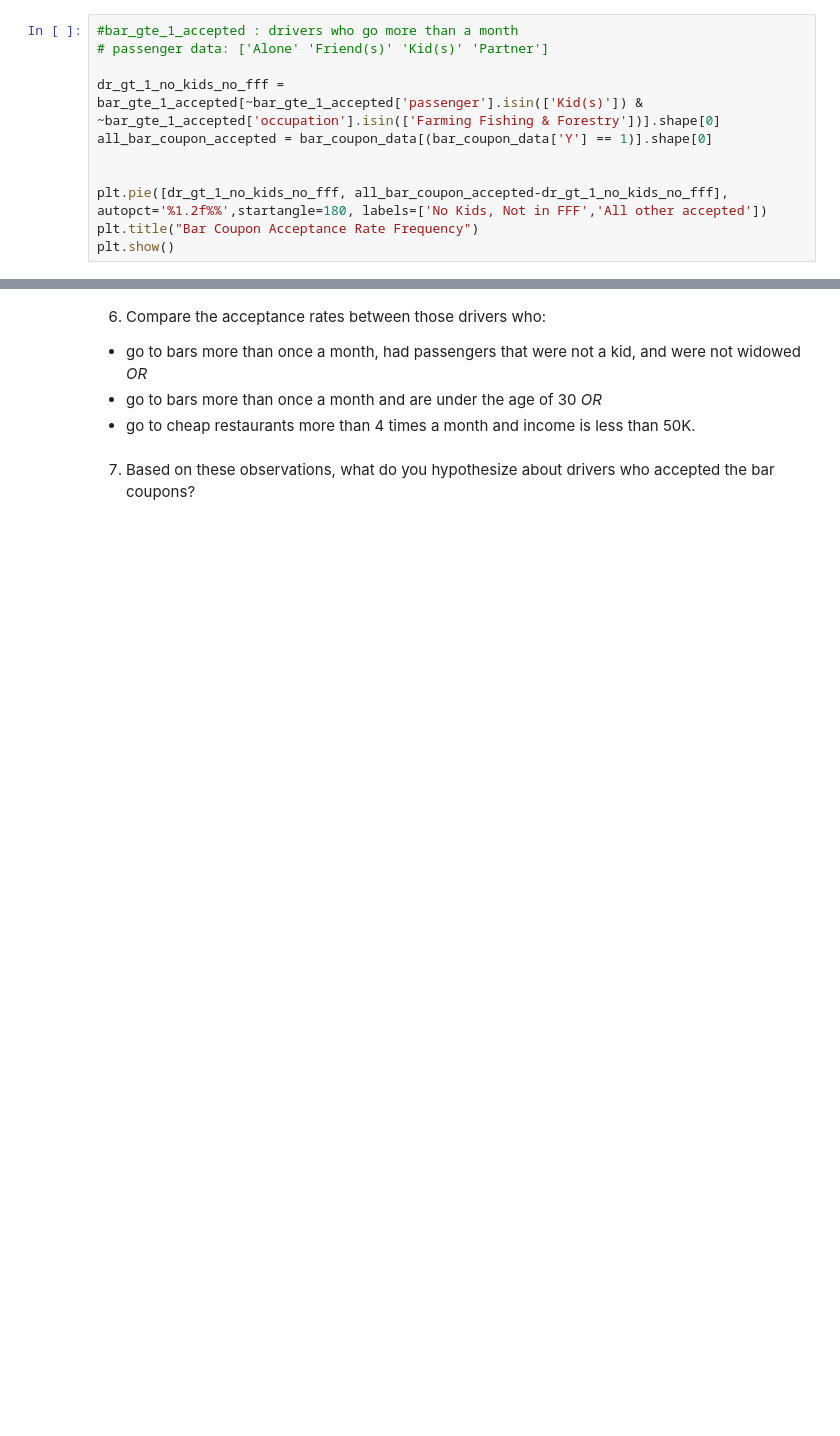
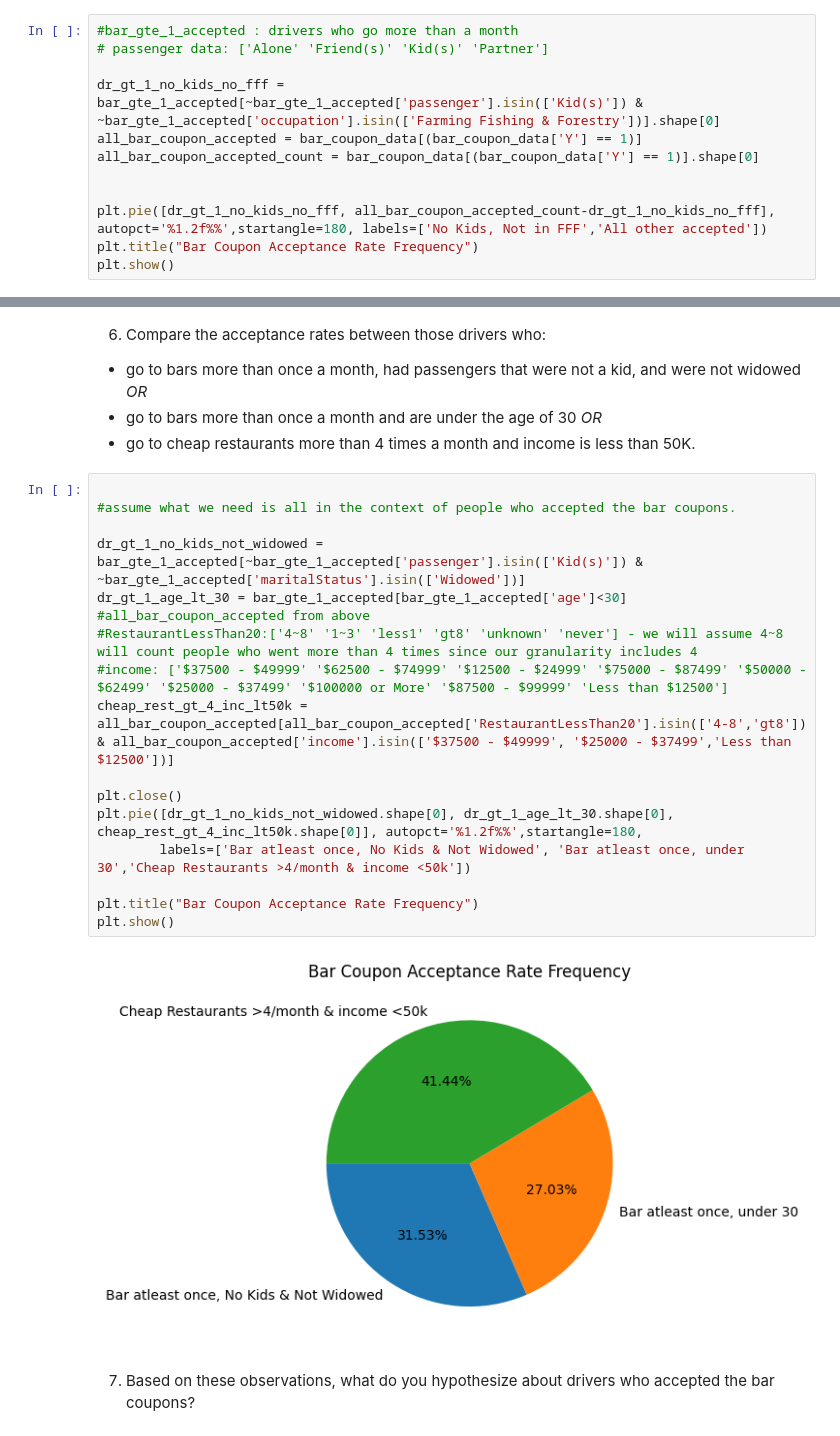
Before and after one commit to rbhat/aiml-customer-code, a Jupyter notebook: prompt.ipynb, the cells around one changed output, grey strips where cells are left out. Drawn from its saved outputs; the diff is of its cells as text; blank space fills up the shorter version.

Commit message:
Q7, different slices: age, marital status, restaurant visit + income

```diff
--- a/prompt.ipynb
+++ b/prompt.ipynb
@@ -243,10 +236,11 @@ Drivers over 25 are 20.00% more likely to go to a bar after accepting a coupon.
 # passenger data: ['Alone' 'Friend(s)' 'Kid(s)' 'Partner']
 
 dr_gt_1_no_kids_no_fff = bar_gte_1_accepted[~bar_gte_1_accepted['passenger'].isin(['Kid(s)']) & ~bar_gte_1_accepted['occupation'].isin(['Farming Fishing & Forestry'])].shape[0]
-all_bar_coupon_accepted = bar_coupon_data[(bar_coupon_data['Y'] == 1)].shape[0]
+all_bar_coupon_accepted = bar_coupon_data[(bar_coupon_data['Y'] == 1)]
+all_bar_coupon_accepted_count = bar_coupon_data[(bar_coupon_data['Y'] == 1)].shape[0]
 
 
-plt.pie([dr_gt_1_no_kids_no_fff, all_bar_coupon_accepted-dr_gt_1_no_kids_no_fff], autopct='%1.2f%%',startangle=180, labels=['No Kids, Not in FFF','All other accepted'])
+plt.pie([dr_gt_1_no_kids_no_fff, all_bar_coupon_accepted_count-dr_gt_1_no_kids_no_fff], autopct='%1.2f%%',startangle=180, labels=['No Kids, Not in FFF','All other accepted'])
 plt.title("Bar Coupon Acceptance Rate Frequency")
 plt.show()
 # %% [output]
@@ -257,6 +251,25 @@ plt.show()
 - go to bars more than once a month, had passengers that were not a kid, and were not widowed *OR*
 - go to bars more than once a month and are under the age of 30 *OR*
 - go to cheap restaurants more than 4 times a month and income is less than 50K.
+# %%
+
+#assume what we need is all in the context of people who accepted the bar coupons.
+
+dr_gt_1_no_kids_not_widowed = bar_gte_1_accepted[~bar_gte_1_accepted['passenger'].isin(['Kid(s)']) & ~bar_gte_1_accepted['maritalStatus'].isin(['Widowed'])]
+dr_gt_1_age_lt_30 = bar_gte_1_accepted[bar_gte_1_accepted['age']<30]
+#all_bar_coupon_accepted from above
+#RestaurantLessThan20:['4~8' '1~3' 'less1' 'gt8' 'unknown' 'never'] - we will assume 4~8 will count people who went more than 4 times since our granularity includes 4
+#income: ['$37500 - $49999' '$62500 - $74999' '$12500 - $24999' '$75000 - $87499' '$50000 - $62499' '$25000 - $37499' '$100000 or More' '$87500 - $99999' 'Less than $12500']
+cheap_rest_gt_4_inc_lt50k = all_bar_coupon_accepted[all_bar_coupon_accepted['RestaurantLessThan20'].isin(['4-8','gt8']) & all_bar_coupon_accepted['income'].isin(['$37500 - $49999', '$25000 - $37499','Less than $12500'])]
+
+plt.close()
+plt.pie([dr_gt_1_no_kids_not_widowed.shape[0], dr_gt_1_age_lt_30.shape[0], cheap_rest_gt_4_inc_lt50k.shape[0]], autopct='%1.2f%%',startangle=180,
+        labels=['Bar atleast once, No Kids & Not Widowed', 'Bar atleast once, under 30','Cheap Restaurants >4/month & income <50k'])
+
+plt.title("Bar Coupon Acceptance Rate Frequency")
+plt.show()
+# %% [output]
+[figure, added]
 # %% [markdown]
 7.  Based on these observations, what do you hypothesize about drivers who accepted the bar coupons?
 # %% [markdown]
```
Also changed, not shown: parts of 2 cells of this notebook.
